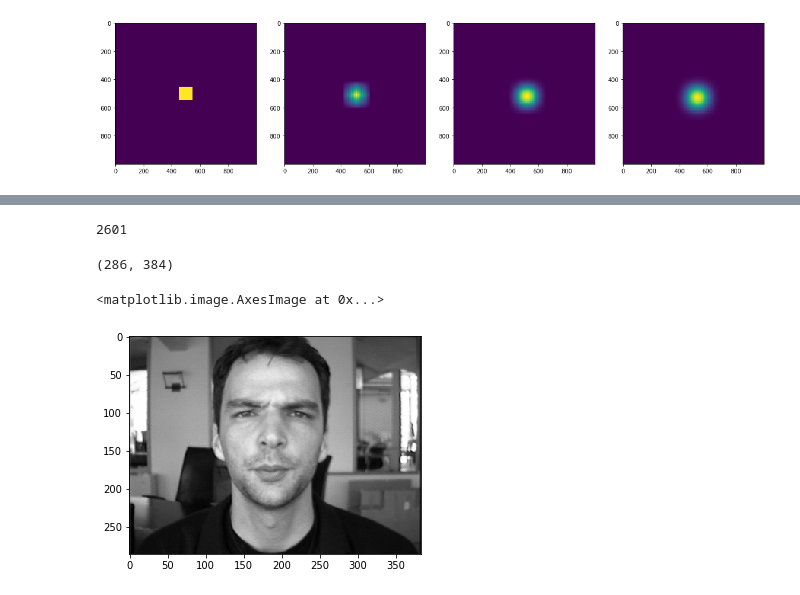
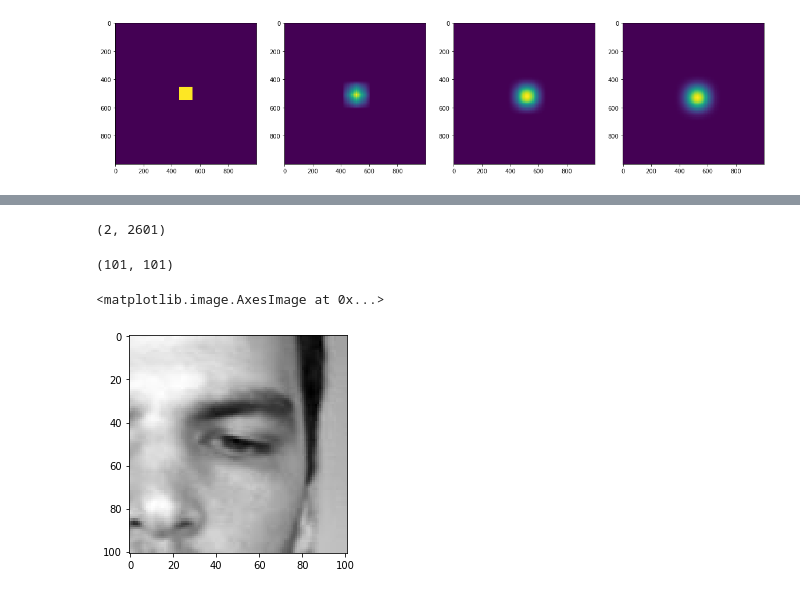
Before and after one commit to pierreglaser/templatematching-mva, a Jupyter notebook: notebooks/train.ipynb, the cells around one changed output, grey strips where cells are left out. Drawn from its saved outputs; the diff is of its cells as text; code cells hidden in the pictures.

```diff
--- a/notebooks/train.ipynb
+++ b/notebooks/train.ipynb
@@ -15,16 +16,16 @@ The autoreload extension is already loaded. To reload it, use:
 # %%
 import os
 
-positive_patches = os.listdir('../patches/positive/left/')
+positive_patches = os.listdir('../patches/positive/right/')
 
 n_patches = 1000
 
 patches = np.zeros((n_patches , 101, 101))
 
-patch = read_patch(0, pos_neg='positive')
+patch = read_patch(0, pos_neg='positive', loc='right')
 
 for i in range(n_patches):
-    patch = read_patch(i)
+    patch = read_patch(i, loc='right')
 
     patches[i] = patch
 # %% [markdown]
@@ -171,13 +182,13 @@ lin.train(Nx, Ny, Nk, Nl, np.array([patch]), labels=None)
-# %%
-51*51
-# %% [output]
-2601
+# %%
+lin.S_matrix.shape
+# %% [output]
+(2, 2601)
 # %%
-image.shape
+patch.shape
 # %% [output]
-(286, 384)
+(101, 101)
 # %%
-plt.imshow(image, cmap='gray')
+plt.imshow(patch, cmap='gray')
 # %% [output]
 <matplotlib.image.AxesImage at 0x...>
-[figure, old version]
+[figure, new version]
```
Also changed, not shown: parts of 6 cells of this notebook.
